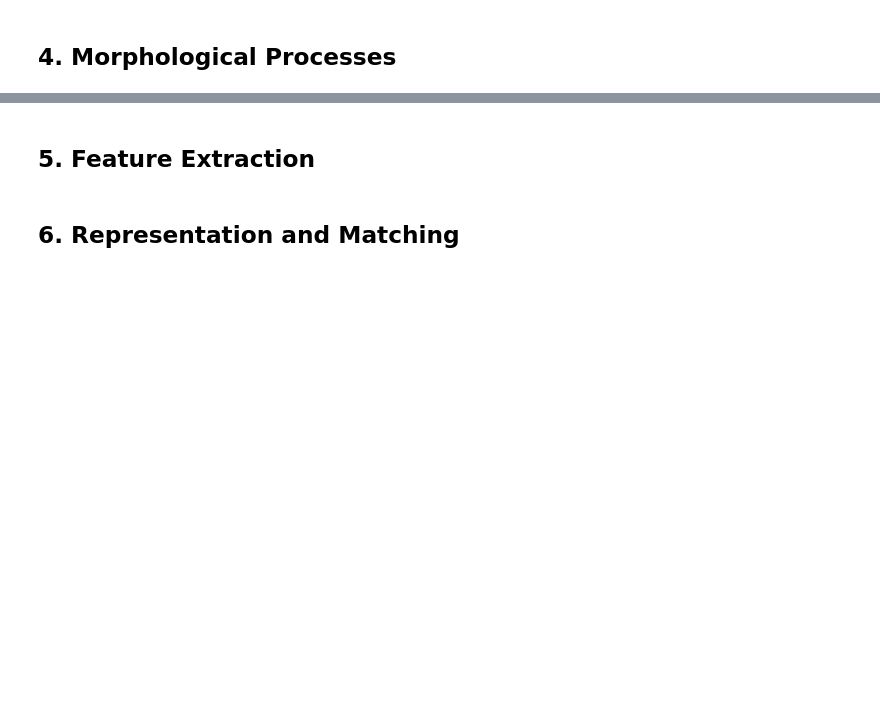
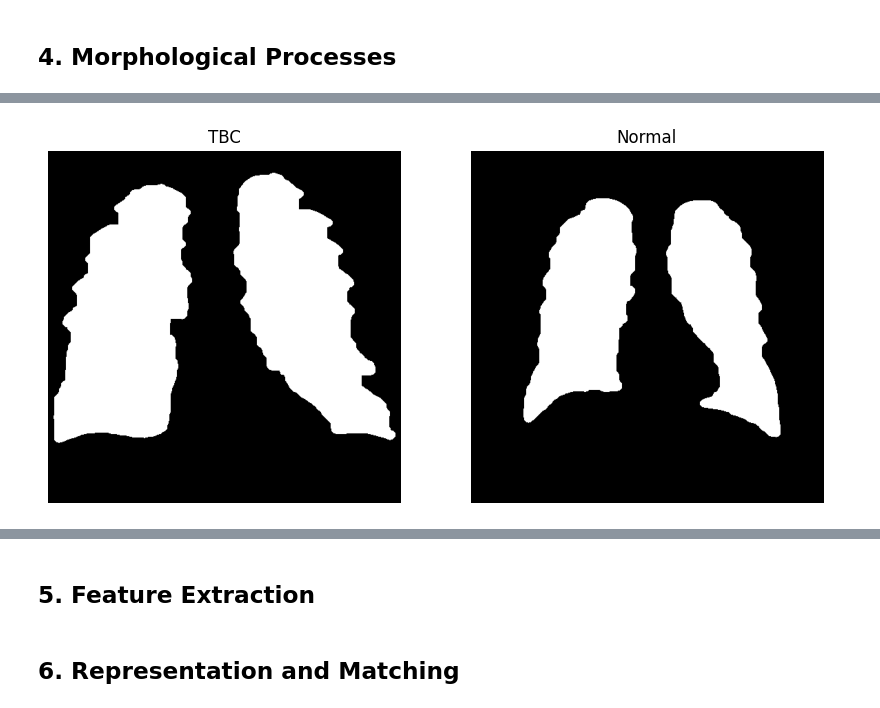
Before and after one commit to Plumz17/PCD_FinalProject, a Jupyter notebook: PCD_FinalProject.ipynb, the cells around one changed output, grey strips where cells are left out. Cells and saved outputs as stored; diff of their text form; code cells hidden in the pictures; blank space fills up the shorter version.

```diff
--- a/PCD_FinalProject.ipynb
+++ b/PCD_FinalProject.ipynb
@@ -274,0 +116,46 @@ show(img_tbc_hist, img_normal_hist)
+# %%
+def select_lungs(segmented_image):
+  # Find all connected components
+  num_labels, labels, stats, centroids = cv2.connectedComponentsWithStats(segmented_image, 8, cv2.CV_32S)
+
+  # The first component is usually the background, so we skip it.
+  component_areas = []
+  for i in range(1, num_labels):
+    area = stats[i, cv2.CC_STAT_AREA]
+    component_areas.append((area, i)) # Store (area, label_id)
+
+  #Sort by
+  component_areas.sort(key=lambda x: x[0], reverse=True)
+
+  # Create blank images to hold the selected lungs
+  lung1_image = np.zeros_like(segmented_image, dtype=np.uint8)
+  lung2_image = np.zeros_like(segmented_image, dtype=np.uint8)
+
+  # Select the two largest components (assuming they are the two lungs)
+  if len(component_areas) >= 1:
+    largest_component_id = component_areas[0][1]
+    lung1_image[labels == largest_component_id] = 255
+  if len(component_areas) >= 2:
+    second_largest_component_id = component_areas[1][1]
+    lung2_image[labels == second_largest_component_id] = 255
+
+  return lung1_image, lung2_image
+
+# Select lungs for TBC image
+tbc_lung1, tbc_lung2 = select_lungs(img_tbc_opened)
+tbc_lungs = cv2.add(tbc_lung1, tbc_lung2)
+
+# Select lungs for Normal image
+normal_lung1, normal_lung2 = select_lungs(img_normal_opened)
+normal_lungs = cv2.add(normal_lung1, normal_lung2)
+
+#Create Elipse Kernel to use in the Closing Algorithm
+kernel_closing = cv2.getStructuringElement(cv2.MORPH_RECT, (15, 15))
+
+#Execute Closing Algorithm to fill in holes
+img_normal_opened = cv2.morphologyEx(normal_lungs, cv2.MORPH_CLOSE, kernel_closing)
+img_tbc_opened = cv2.morphologyEx(tbc_lungs, cv2.MORPH_CLOSE, kernel_closing)
+
+show(img_tbc_opened, img_normal_opened)
+# %% [output]
+[figure, added]
```
Also changed, not shown: parts of 15 cells of this notebook.
